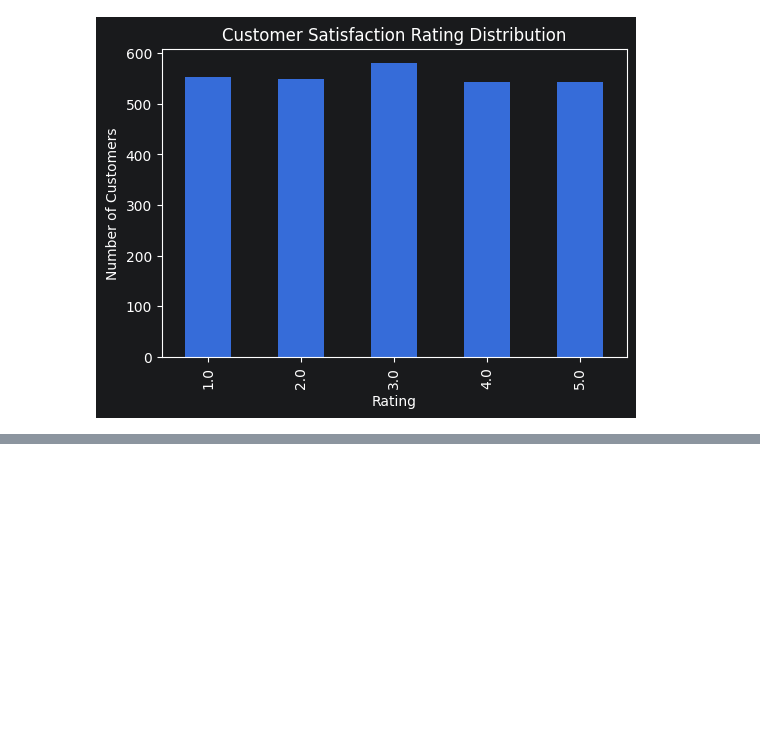
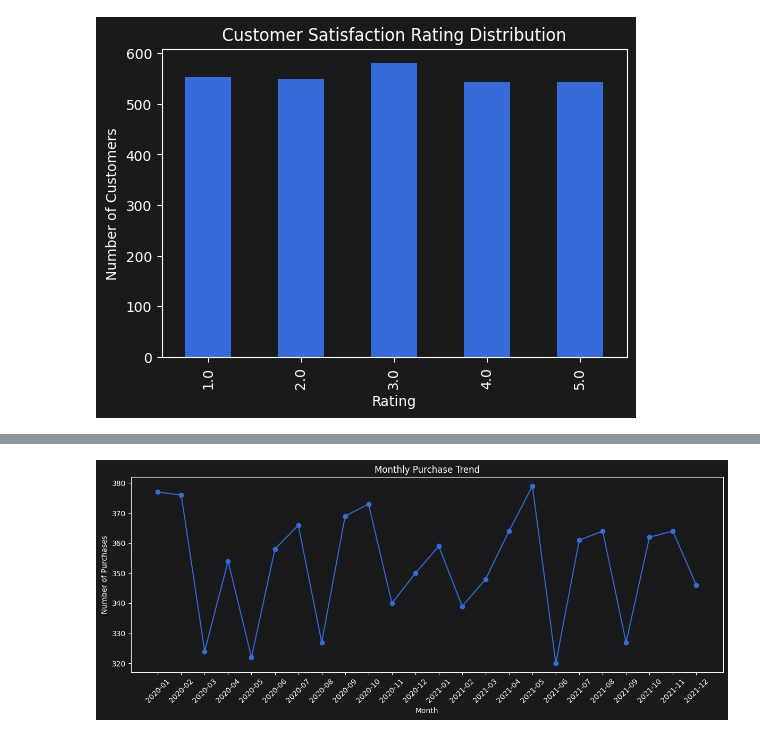
Before and after one commit to ADI-2707/QResolve, a Jupyter notebook: notebook/01_eda.ipynb, the cells around one changed output, grey strips where cells are left out. Drawn from its saved outputs; the diff is of its cells as text; code cells hidden in the pictures; blank space fills up the shorter version.

```diff
--- a/notebook/01_eda.ipynb
+++ b/notebook/01_eda.ipynb
@@ -296,0 +339,4 @@ plt.show()
+# %%
+df["Date of Purchase"] = pd.to_datetime(df["Date of Purchase"])
+
+df["Date of Purchase"].head()
@@ -296,0 +354,21 @@ plt.show()
+# %%
+monthly_tickets = (
+    df.groupby(df["Date of Purchase"].dt.to_period("M"))
+    .size()
+)
+
+monthly_tickets.index = monthly_tickets.index.astype(str)
+
+plt.figure(figsize=(12, 5))
+
+plt.plot(monthly_tickets.index, monthly_tickets.values, marker="o")
+
+plt.title("Monthly Purchase Trend")
+plt.xlabel("Month")
+plt.ylabel("Number of Purchases")
+
+plt.xticks(rotation=45)
+
+plt.tight_layout()
+plt.show()
+# %% [output]
@@ -296,0 +377 @@ plt.show()
+[figure, added]
```
Also changed, not shown: parts of 17 cells of this notebook.
